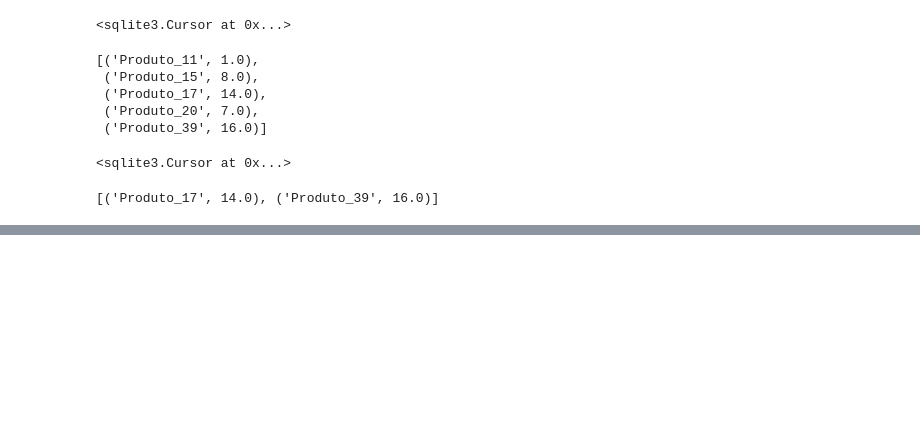
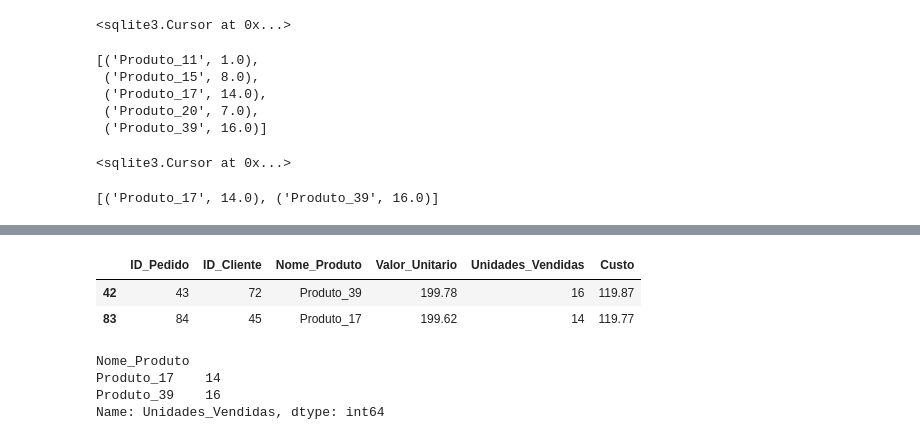
Before and after one commit to leandroclv/DSA_Python, a Jupyter notebook: SQL/SQL_Python.ipynb, the cells around one changed output, grey strips where cells are left out. Cells and saved outputs as stored; diff of their text form; code cells hidden in the pictures; blank space fills up the shorter version.

```diff
--- a/SQL/SQL_Python.ipynb
+++ b/SQL/SQL_Python.ipynb
@@ -146,0 +259,18 @@ con.close()
+# %%
+#Cria uma instrução SQL para calcular a média de unidades vendidas por produto, quando o valor unitário for maior que 199, mas somente se a média de unidades vendidas for maior que 10
+#Alternativa A
+df[df['Valor_Unitario'] > 199].groupby('Nome_Produto').filter(lambda x: x['Unidades_Vendidas'].mean() > 10)
+# %% [output]
+|  | ID_Pedido | ID_Cliente | Nome_Produto | Valor_Unitario | Unidades_Vendidas | Custo |
+| 42 | 43 | 72 | Produto_39 | 199.78 | 16 | 119.87 |
+| 83 | 84 | 45 | Produto_17 | 199.62 | 14 | 119.77 |
+# %%
+#Alternativa B
+df[df['Valor_Unitario'] > 199].groupby('Nome_Produto') \
+                              .filter(lambda x: x['Unidades_Vendidas'].mean() > 10) \
+                              .groupby('Nome_Produto')['Unidades_Vendidas'].mean()
+# %% [output]
+Nome_Produto
+Produto_17    14
+Produto_39    16
+Name: Unidades_Vendidas, dtype: int64
```
Also changed, not shown: parts of 17 cells of this notebook, 2 other files.
